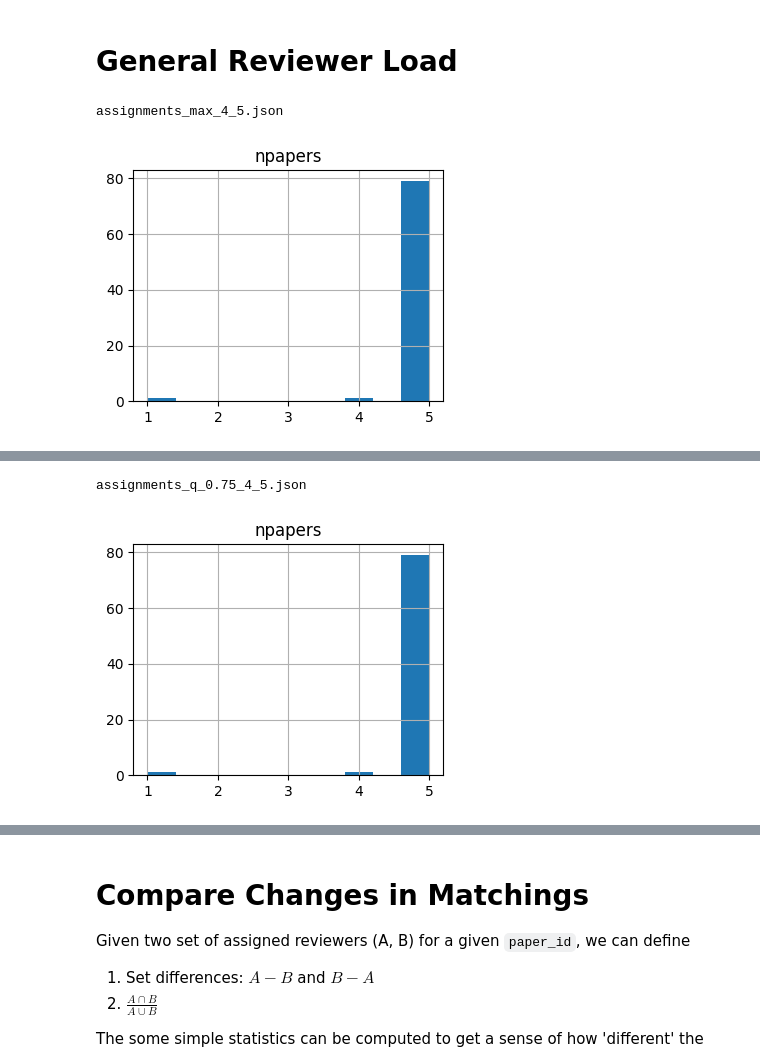
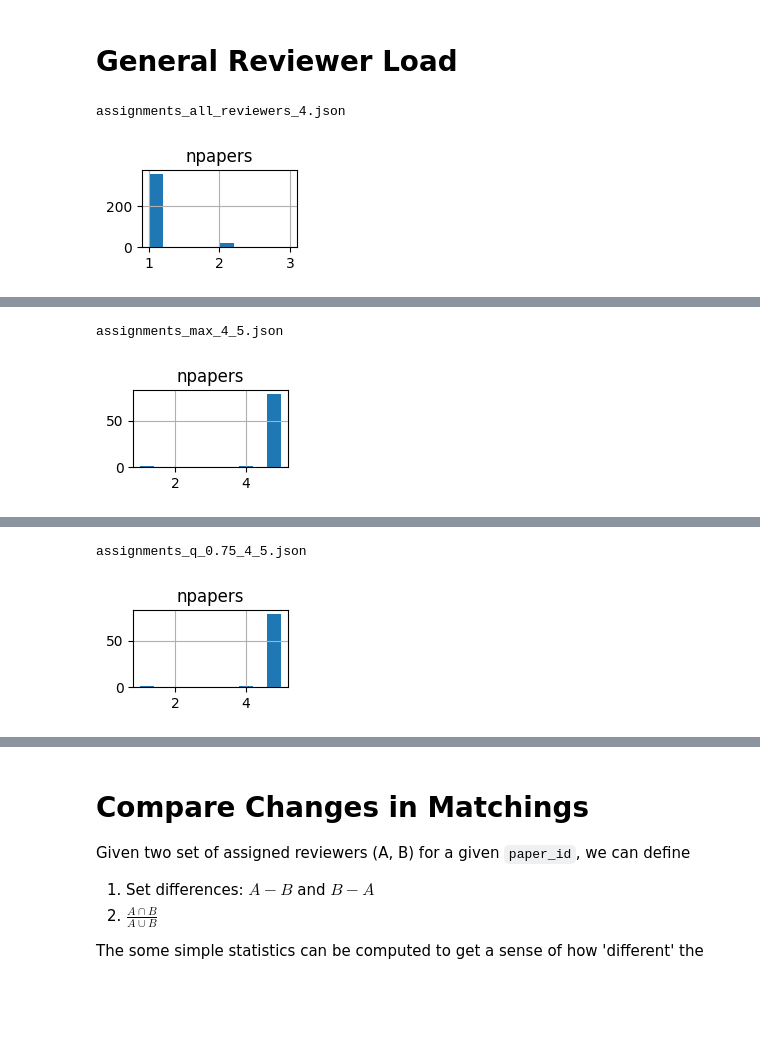
Before and after one commit to juan43ramirez/openreview-matcher, a Jupyter notebook: ICML2025/evaluate_matches.ipynb, the cells around one changed output, grey strips where cells are left out. Drawn from its saved outputs; the diff is of its cells as text; code cells hidden in the pictures; blank space fills up the shorter version.

Commit message:
1. Added the all_reviewers* matchings along with the subsampled versions. 2. Added some reviewer stats on non_OR vs OR and mean score

```diff
--- a/ICML2025/evaluate_matches.ipynb
+++ b/ICML2025/evaluate_matches.ipynb
@@ -11,8 +13,14 @@ from IPython.display import HTML
 
 # Configuration
 class Cfg:
-    matchings = ['assignments_max_4_5.json', 'assignments_q_0.75_4_5.json']
+    # Comment out the matchings you want to exclude.
+    matchings = [
+        # 'assignments_all_reviewers_10_1.json',
+        'assignments_all_reviewers_4.json',
+        'assignments_max_4_5.json', 'assignments_q_0.75_4_5.json',
+    ]
     root_dir = './data/'
+    reviewer_archive_dir = 'archives/'
 
 def hr(): return display(HTML('<hr>'))
 # %%
@@ -26,7 +34,7 @@ def to_matchings_df(matchings):
     records = []
     for paper_id in matchings:
         vals = matchings[paper_id]
-        scores = [v['aggregate_score'] for v in vals]
+        scores = [np.round(v['aggregate_score'], 3) for v in vals]
         reviewers = [v['user'] for v in vals]
         records.append({'paper_id': paper_id, 'scores': scores, 'reviewers': reviewers})
     return pd.DataFrame(records)
@@ -38,7 +46,7 @@ def to_load_df(matchings):
     for paper_id in matchings:
         for match in matchings[paper_id]:
             reviewer = match['user']
-            score = match['aggregate_score']
+            score = np.round(match['aggregate_score'], 3)
             val = reviewer_to_papers.get(reviewer, [])
             val.append((paper_id, score))
             reviewer_to_papers[reviewer] = val
@@ -86,12 +97,17 @@ def quantile_report(df, quantile, column='mean_paper_score'):
 
 
 quantile = 0.05
+records = []
 for matching_name, info in all_matchings.items():
     scores_df = info['matchings_df']
     low_score, high_score = quantile_report(scores_df, quantile)
     # Not strict inequalities;
     low_count = len(scores_df[scores_df['mean_paper_score'] >= low_score])
     high_count = len(scores_df[scores_df['mean_paper_score'] >= high_score])
-    print(matching_name, f"\n\t{(1 - quantile) * 100:.0f}% of assignments have a score >= {low_score:.2f} (count {low_count}).",
-         f"\n\tThe top {(quantile) * 100:.0f}% assignments have a score >= {high_score:.2f} (count {high_count}).")
+    records.append({
+        'matching_name': matching_name,
+        f'top {(quantile) * 100: .0f}% quantile score': high_score.round(2),
+        f'top {(1 - quantile) * 100:.0f}% quantile score': low_score.round(2),
+    })
+display(pd.DataFrame(records))
 # %% [output]
@@ -158,18 +184,20 @@ assignments_q_0.75_4_5.json
 # %%
 for matching_name, info in all_matchings.items():
     print(matching_name)
     matchings = info['matchings']
     load_df = to_load_df(matchings)
     load_df['npapers'] = load_df['paper_info'].apply(lambda x: len(x))
-    load_df.hist(column='npapers', figsize=(4,3))
+    load_df.hist(column='npapers', figsize=(2,1))
     info['load_df'] = load_df
     all_matchings[matching_name] = info
     plt.show()
     hr()
 # %% [output]
-assignments_max_4_5.json
+assignments_all_reviewers_4.json
-[figure, old version]
+[figure, new version]
 [interactive output not drawn]
-assignments_q_0.75_4_5.json
+assignments_max_4_5.json
-[figure, old version]
+[figure, new version]
 [interactive output not drawn]
+assignments_q_0.75_4_5.json
+[figure, added]
```
Also changed, not shown: parts of 11 cells of this notebook.
